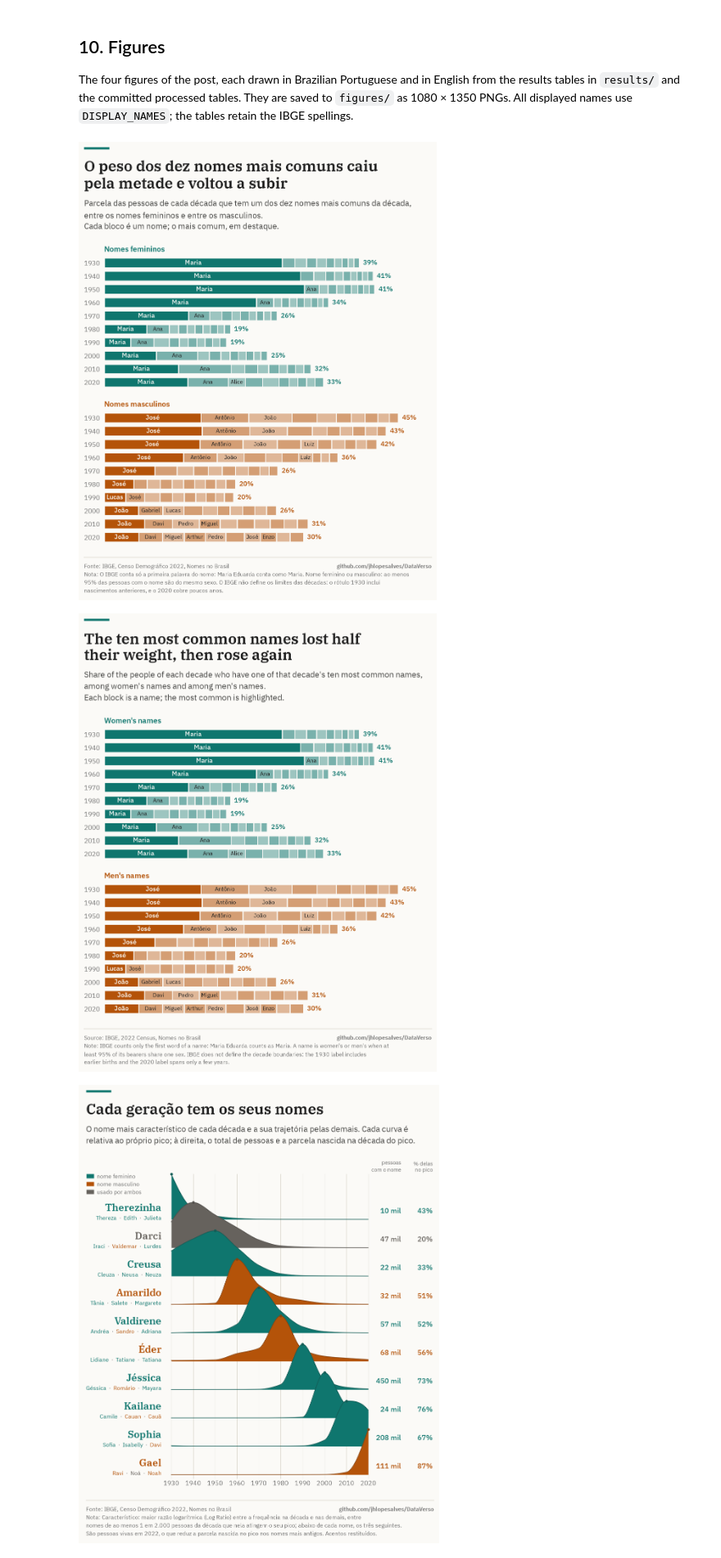
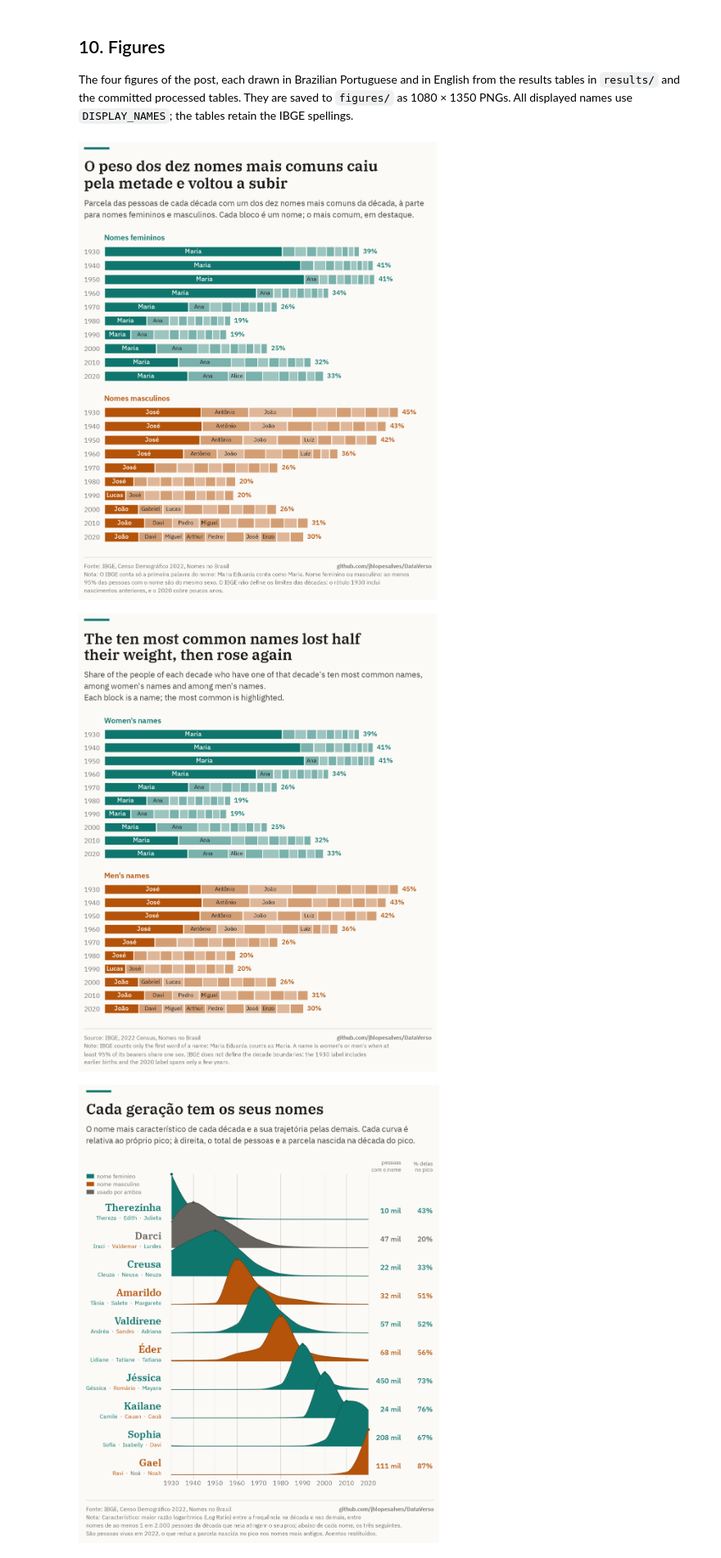
Before and after one commit to jhlopesalves/DataVerso, a Jupyter notebook: projects/002-nomes-brasil/dataverso_002.ipynb, the cells around one changed output. Shown at 82% size. Saved outputs shown, nothing was run; the diff lists cells and outputs as text; code cells hidden in the pictures.

Commit message:
ENH: Fit the Portuguese subtitle of figure 1 on two lines

```diff
--- a/projects/002-nomes-brasil/dataverso_002.ipynb
+++ b/projects/002-nomes-brasil/dataverso_002.ipynb
@@ -1158,9 +1158,8 @@ TOP_NAMES_TEXT = {
     "pt": {
         "title": "O peso dos dez nomes mais comuns caiu\npela metade e voltou a subir",
         "subtitle": (
-            "Parcela das pessoas de cada década que tem um dos dez nomes mais comuns da década,\n"
-            "entre os nomes femininos e entre os masculinos.\n"
-            "Cada bloco é um nome; o mais comum, em destaque."
+            "Parcela das pessoas de cada década com um dos dez nomes mais comuns da década, à parte\n"
+            "para nomes femininos e masculinos. Cada bloco é um nome; o mais comum, em destaque."
         ),
         "panels": {"f": "Nomes femininos", "m": "Nomes masculinos"},
         "note": (
@@ -1237,34 +1236,34 @@ for lang in LANGUAGES:
                     row,
                     DISPLAY_NAMES[item.name],
                     ha="center",
                     va="center",
                     fontweight="medium" if leading else "regular",
                     color=PAPER if leading else INK,
                 )
                 for size in sizes:
                     label.set_fontsize(size)
                     if label.get_window_extent(renderer).width <= free_width:
                         break
                 else:
                     label.remove()
                     if leading:
                         raise ValueError(
                             f"The label of {item.name} does not fit in {decade} ({sex})."
                         )
                 left += share
             ax.text(
                 left + 0.006,
                 row,
                 f"{top_ten_shares.loc[decade, sex]:.0%}",
                 va="center",
                 fontsize=9,
                 color=colour,
                 fontweight="medium",
             )
     fig.savefig(FIGURES_DIR / f"01_top_names_{lang}.png")
     plt.show()
 # %% [output]
-[figure, old version]
+[figure, new version]
 [figure]
 # %%
 # Figure 2: the leading characteristic name of each decade and its three runners-up
```
Also changed, not shown: 1 other file.
